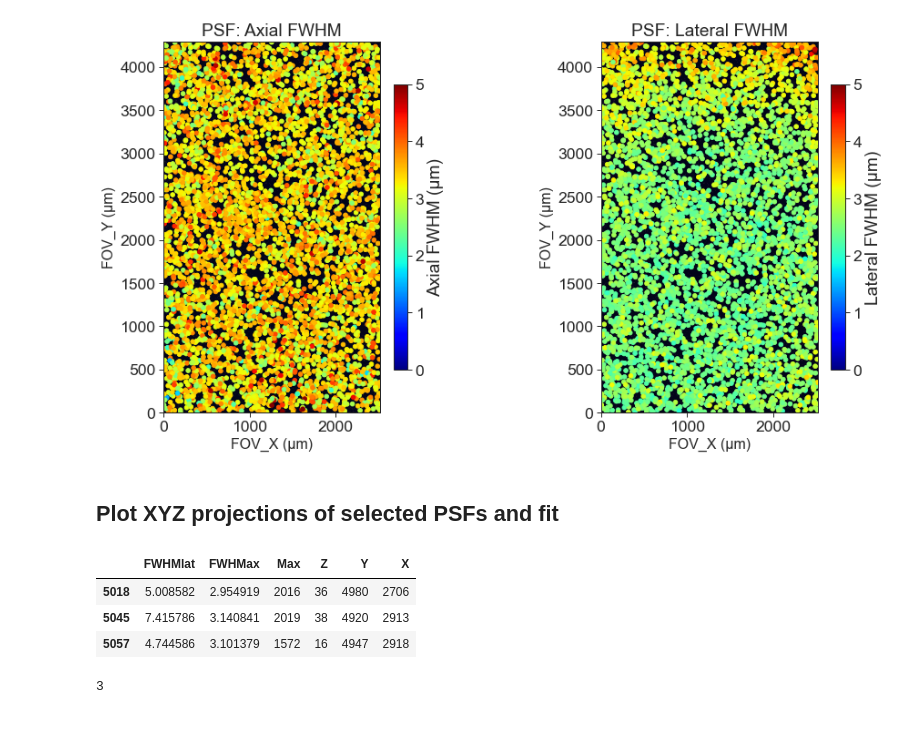
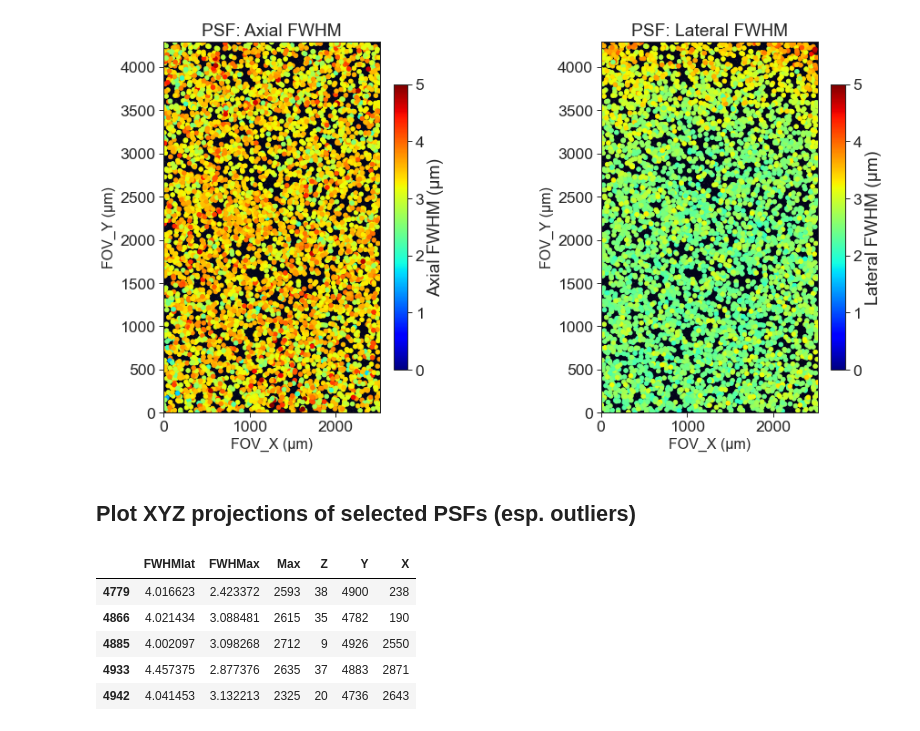
Before and after one commit to mesoSPIM/mesoSPIM-PSFanalysis, a Jupyter notebook: benchtop-MitutoyoBD-5X(TL-MT1)-ETL-on-final.ipynb, the cells around one changed output. Cells and saved outputs as stored; diff of their text form; code cells hidden in the pictures.

```diff
--- a/benchtop-MitutoyoBD-5X(TL-MT1)-ETL-on-f99.9Hz-optimized.ipynb
+++ b/benchtop-MitutoyoBD-5X(TL-MT1)-ETL-on-final.ipynb
@@ -59,8 +53,7 @@ options
  'windowUm': [15, 15, 15],
  'thresh': 700}
 # %%
-#datafolder = "D:\\benchtopData\\PSF\\2022-10-10-Mitu5X-TL-MT1-fbright200um-optimizedAcqParams\\f99.9Hz-exp10ms-wf267ms\\"
-datafolder = "D:\\benchtopData\\PSF\\2022-10-12-Mitu5X-MT1-optimized-wf\\f99.9Hz-exp10ms-wf267ms-GOOD\\"
+datafolder = "D:\\benchtopData\\PSF\\2022-10-12-Mitu5X-MT1-optimized-wf\\f99.9Hz-exp10ms-wf267ms-final\\"
 LENS_NAME = f"Mitutoyo BD {MAG}x/0.14 TL MT1"
 CAMERA = "Photometrics Iris 15"
 sensor_dim_mm = (21.49, 12.61) # Iris 15
@@ -69,18 +62,18 @@ exp_ms = 10
 wf_ms = 267
 experiment_key = f"{MAG}X_ETL-on-f{freq_Hz}Hz-exp{exp_ms}ms-wf{wf_ms}ms_correctFit"
 datafiles = {
-    "5X_ETL-on-f99.9Hz-exp20ms-wf267ms_correctFit": datafolder + f"ETL-on-f99Hz-exp20ms-sweep267ms.tif",
-    "5X_ETL-off-f99.9Hz-exp20ms-wf267ms_correctFit": datafolder + f"ETL-off-f99Hz-exp20ms-sweep267ms.tif",
-    "5X_ETL-on-f99.9Hz-exp15ms_correctFit": datafolder + f"ETL-on-f99Hz-exp15ms-sweep267ms.tif",
-    "5X_ETL-off-f99.9Hz-exp15ms_correctFit": datafolder + f"ETL-off-f99Hz-exp15ms-sweep267ms.tif",
-    "5X_ETL-on-f99.9Hz-exp10ms-wf304ms_correctFit": datafolder + f"ETL-on-f99Hz-exp10ms-sweep304ms.tif",
-    "5X_ETL-off-f99.9Hz-exp15ms-wf304ms_correctFit": datafolder + f"ETL-off-f99Hz-exp10ms-sweep304ms.tif",
-    "5X_ETL-on-f99.9Hz-exp5ms-wf267ms_correctFit": datafolder + f"ETL-on-f99Hz-exp5ms-sweep267ms.tif",
-    "5X_ETL-off-f99.9Hz-exp5ms-wf267ms_correctFit": datafolder + f"ETL-off-f99Hz-exp5ms-sweep267ms.tif",
+#     "5X_ETL-on-f99.9Hz-exp20ms-wf267ms_correctFit": datafolder + f"ETL-on-f99Hz-exp20ms-sweep267ms.tif",
+#     "5X_ETL-off-f99.9Hz-exp20ms-wf267ms_correctFit": datafolder + f"ETL-off-f99Hz-exp20ms-sweep267ms.tif",
+#     "5X_ETL-on-f99.9Hz-exp15ms_correctFit": datafolder + f"ETL-on-f99Hz-exp15ms-sweep267ms.tif",
+#     "5X_ETL-off-f99.9Hz-exp15ms_correctFit": datafolder + f"ETL-off-f99Hz-exp15ms-sweep267ms.tif",
+#     "5X_ETL-on-f99.9Hz-exp10ms-wf304ms_correctFit": datafolder + f"ETL-on-f99Hz-exp10ms-sweep304ms.tif",
+#     "5X_ETL-off-f99.9Hz-exp15ms-wf304ms_correctFit": datafolder + f"ETL-off-f99Hz-exp10ms-sweep304ms.tif",
+#     "5X_ETL-on-f99.9Hz-exp5ms-wf267ms_correctFit": datafolder + f"ETL-on-f99Hz-exp5ms-sweep267ms.tif",
+#     "5X_ETL-off-f99.9Hz-exp5ms-wf267ms_correctFit": datafolder + f"ETL-off-f99Hz-exp5ms-sweep267ms.tif",
     "5X_ETL-on-f99.9Hz-exp10ms-wf267ms_correctFit": datafolder + f"ETL-on-f99Hz-exp10ms-sweep267ms.tif",
-    "5X_ETL-off-f99.9Hz-exp10ms-wf267ms_correctFit": datafolder + f"ETL-off-f99Hz-exp10ms-sweep267ms.tif",
-    "5X_ETL-on-f99.9Hz-exp10ms-wf250ms_correctFit": datafolder + f"ETL-on-f99Hz-exp10ms-sweep250ms.tif",
-    "5X_ETL-off-f99.9Hz-exp10ms-wf250ms_correctFit": datafolder + f"ETL-off-f99Hz-exp10ms-sweep250ms.tif",
+#     "5X_ETL-off-f99.9Hz-exp10ms-wf267ms_correctFit": datafolder + f"ETL-off-f99Hz-exp10ms-sweep267ms.tif",
+#     "5X_ETL-on-f99.9Hz-exp10ms-wf250ms_correctFit": datafolder + f"ETL-on-f99Hz-exp10ms-sweep250ms.tif",
+#     "5X_ETL-off-f99.9Hz-exp10ms-wf250ms_correctFit": datafolder + f"ETL-off-f99Hz-exp10ms-sweep250ms.tif",
 }
 experiment_key
 # %% [output]
@@ -285,16 +278,14 @@ plt.subplots_adjust(wspace = 0.35)
 fig.savefig(datafolder + f'/{experiment_key}-Comparision-XYplot-jet-vmax5.svg', facecolor=fig.get_facecolor(), edgecolor='none',dpi=200)
 fig.savefig(datafolder + f'/{experiment_key}-Comparision-XYplot-jet-vmax5.png', facecolor=fig.get_facecolor(), edgecolor='none',dpi=200)
 # %% [markdown]
-## Plot XYZ projections of selected PSFs and fit
+## Plot XYZ projections of selected PSFs (esp. outliers)
 # %%
-centerPSFs = PSF[PSF.FWHMlat > 4.5]
-centerPSFs.head()
+selectPSF = PSF[PSF.FWHMlat > 4]
+selectPSF.head()
 # %% [output]
 |  | FWHMlat | FWHMax | Max | Z | Y | X |
-| 5018 | 5.008582 | 2.954919 | 2016 | 36 | 4980 | 2706 |
-| 5045 | 7.415786 | 3.140841 | 2019 | 38 | 4920 | 2913 |
-| 5057 | 4.744586 | 3.101379 | 1572 | 16 | 4947 | 2918 |
+| 4779 | 4.016623 | 2.423372 | 2593 | 38 | 4900 | 238 |
+| 4866 | 4.021434 | 3.088481 | 2615 | 35 | 4782 | 190 |
+| 4885 | 4.002097 | 3.098268 | 2712 | 9 | 4926 | 2550 |
+| 4933 | 4.457375 | 2.877376 | 2635 | 37 | 4883 | 2871 |
+| 4942 | 4.041453 | 3.132213 | 2325 | 20 | 4736 | 2643 |
-# %%
-len(centerPSFs)
-# %% [output]
-3
```
Also changed, not shown: parts of 6 cells of this notebook, 4 other files.
